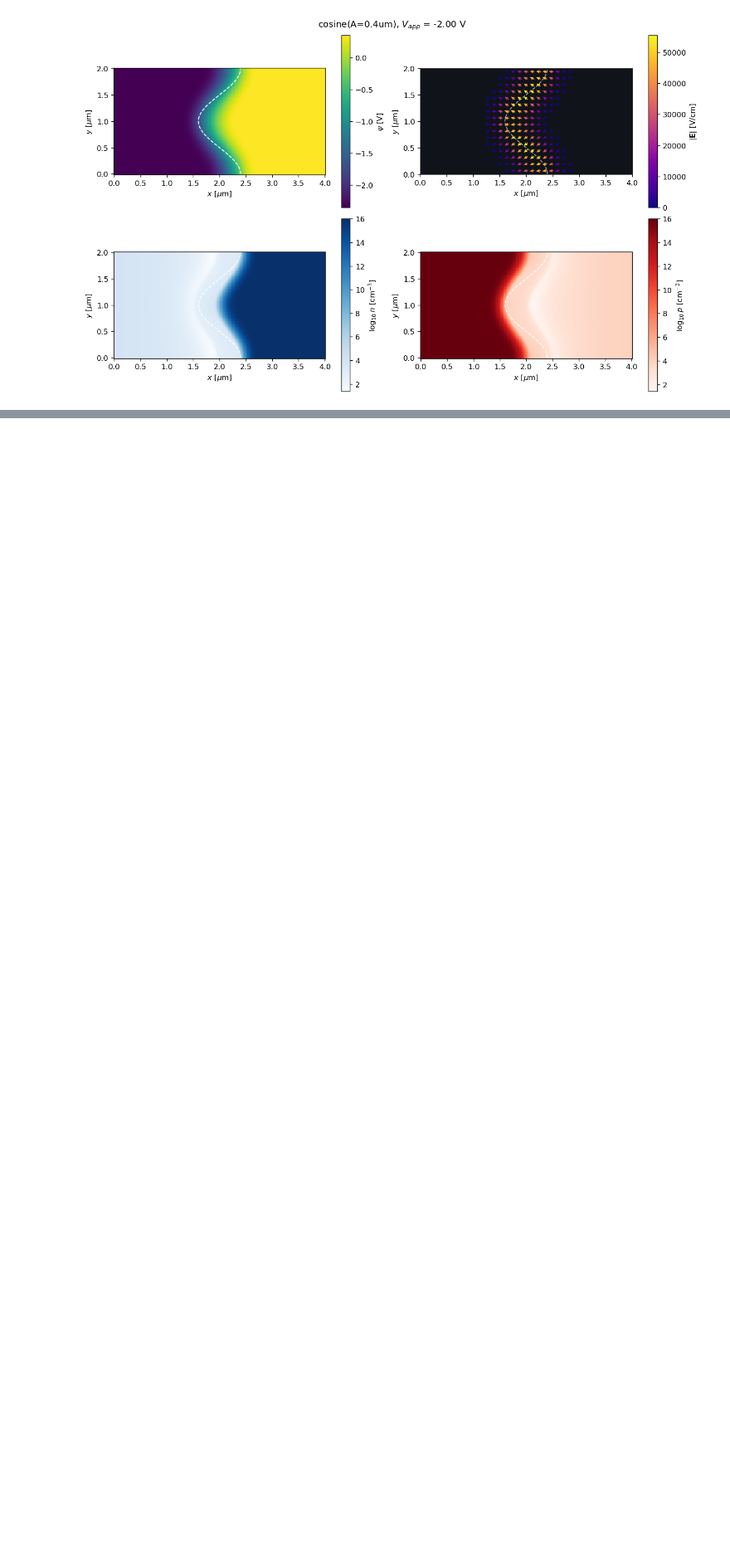
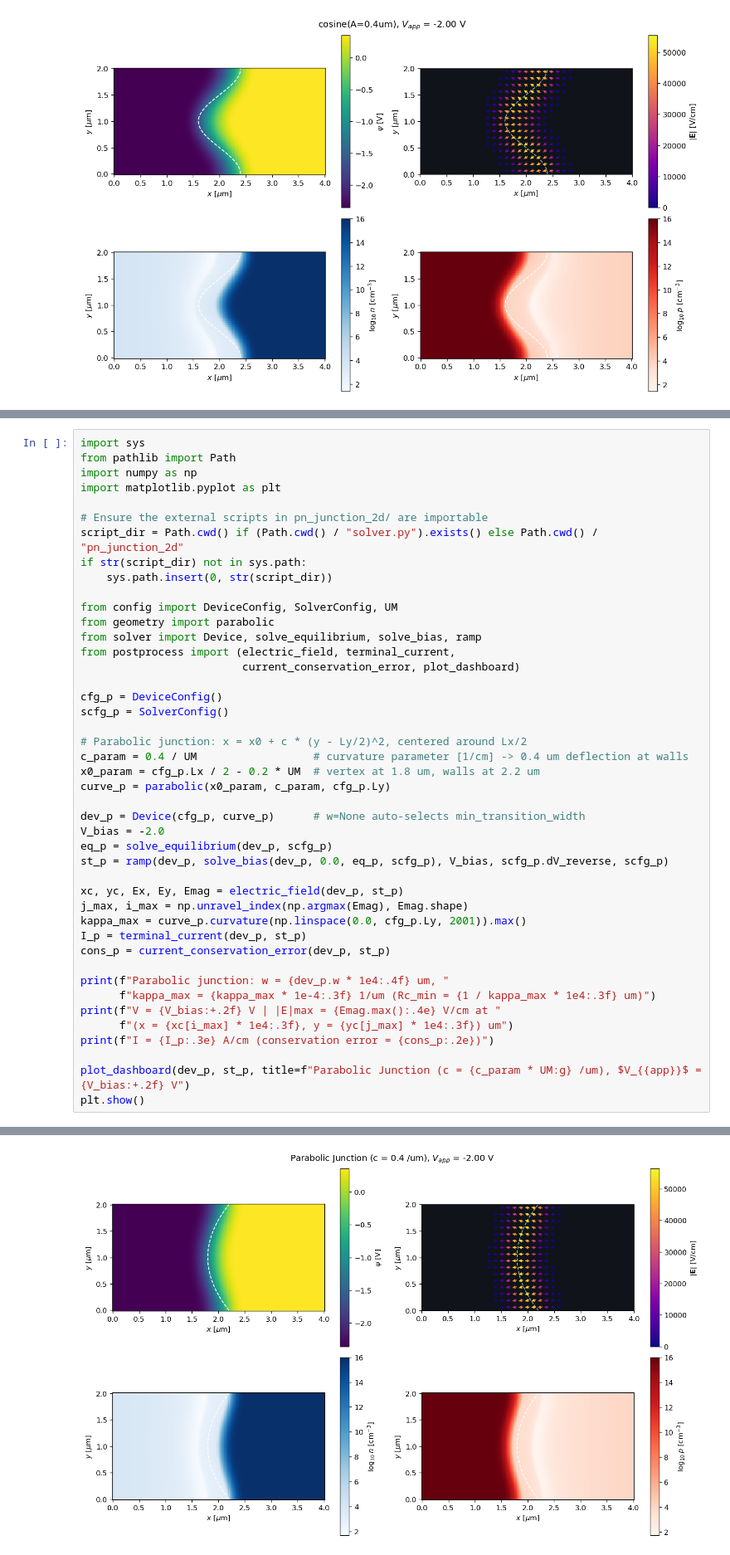
Before and after one commit to johntheseegler/pn-junction-sim, a Jupyter notebook: pn_junction_2d/PN_junction_2D.ipynb, the cells around one changed output, grey strips where cells are left out. Shown at 83% size. Drawn from its saved outputs; the diff is of its cells as text; blank space fills up the shorter version.

Commit message:
added a parabolic junction and a handbook

```diff
--- a/pn_junction_2d/PN_junction_2D.ipynb
+++ b/pn_junction_2d/PN_junction_2D.ipynb
@@ -848,0 +853,45 @@ A=0.40 um | kappa_max= 3.948 1/um (Rc= 0.253 um) | |E|max=5.5492e+04 V/cm at (x=
+# %%
+import sys
+from pathlib import Path
+import numpy as np
+import matplotlib.pyplot as plt
+
+# Ensure the external scripts in pn_junction_2d/ are importable
+script_dir = Path.cwd() if (Path.cwd() / "solver.py").exists() else Path.cwd() / "pn_junction_2d"
+if str(script_dir) not in sys.path:
+    sys.path.insert(0, str(script_dir))
+
+from config import DeviceConfig, SolverConfig, UM
+from geometry import parabolic
+from solver import Device, solve_equilibrium, solve_bias, ramp
+from postprocess import (electric_field, terminal_current,
+                         current_conservation_error, plot_dashboard)
+
+cfg_p = DeviceConfig()
+scfg_p = SolverConfig()
+
+# Parabolic junction: x = x0 + c * (y - Ly/2)^2, centered around Lx/2
+c_param = 0.4 / UM                  # curvature parameter [1/cm] -> 0.4 um deflection at walls
+x0_param = cfg_p.Lx / 2 - 0.2 * UM  # vertex at 1.8 um, walls at 2.2 um
+curve_p = parabolic(x0_param, c_param, cfg_p.Ly)
+
+dev_p = Device(cfg_p, curve_p)      # w=None auto-selects min_transition_width
+V_bias = -2.0
+eq_p = solve_equilibrium(dev_p, scfg_p)
+st_p = ramp(dev_p, solve_bias(dev_p, 0.0, eq_p, scfg_p), V_bias, scfg_p.dV_reverse, scfg_p)
+
+xc, yc, Ex, Ey, Emag = electric_field(dev_p, st_p)
+j_max, i_max = np.unravel_index(np.argmax(Emag), Emag.shape)
+kappa_max = curve_p.curvature(np.linspace(0.0, cfg_p.Ly, 2001)).max()
+I_p = terminal_current(dev_p, st_p)
+cons_p = current_conservation_error(dev_p, st_p)
+
+print(f"Parabolic junction: w = {dev_p.w * 1e4:.4f} um, "
+      f"kappa_max = {kappa_max * 1e-4:.3f} 1/um (Rc_min = {1 / kappa_max * 1e4:.3f} um)")
+print(f"V = {V_bias:+.2f} V | |E|max = {Emag.max():.4e} V/cm at "
+      f"(x = {xc[i_max] * 1e4:.3f}, y = {yc[j_max] * 1e4:.3f}) um")
+print(f"I = {I_p:.3e} A/cm (conservation error = {cons_p:.2e})")
+
+plot_dashboard(dev_p, st_p, title=f"Parabolic Junction (c = {c_param * UM:g} /um), $V_{{app}}$ = {V_bias:+.2f} V")
+plt.show()
+# %% [output]
@@ -848,0 +901 @@ A=0.40 um | kappa_max= 3.948 1/um (Rc= 0.253 um) | |E|max=5.5492e+04 V/cm at (x=
+[figure, added]
```
Also changed, not shown: parts of 2 cells of this notebook, 1 other file.
